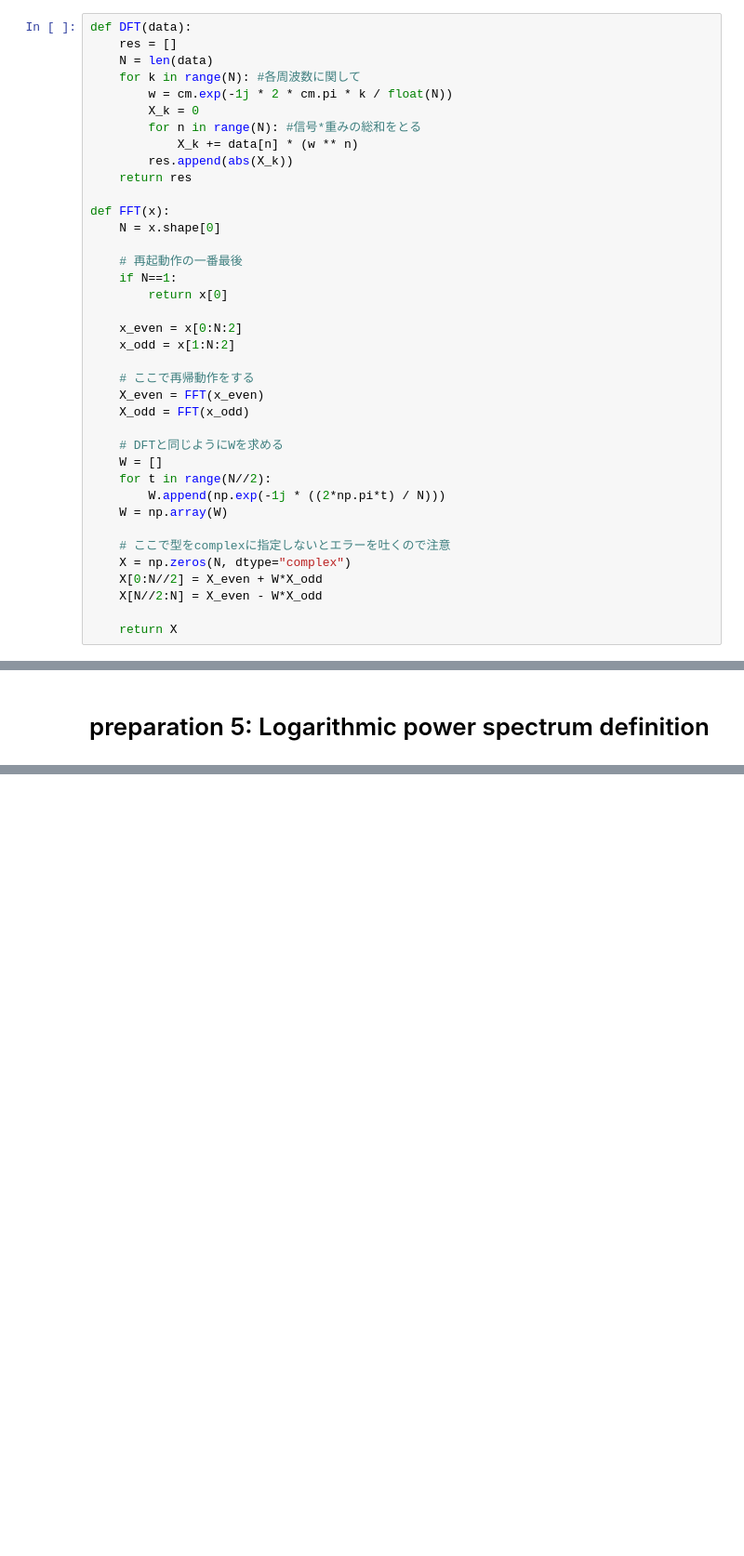
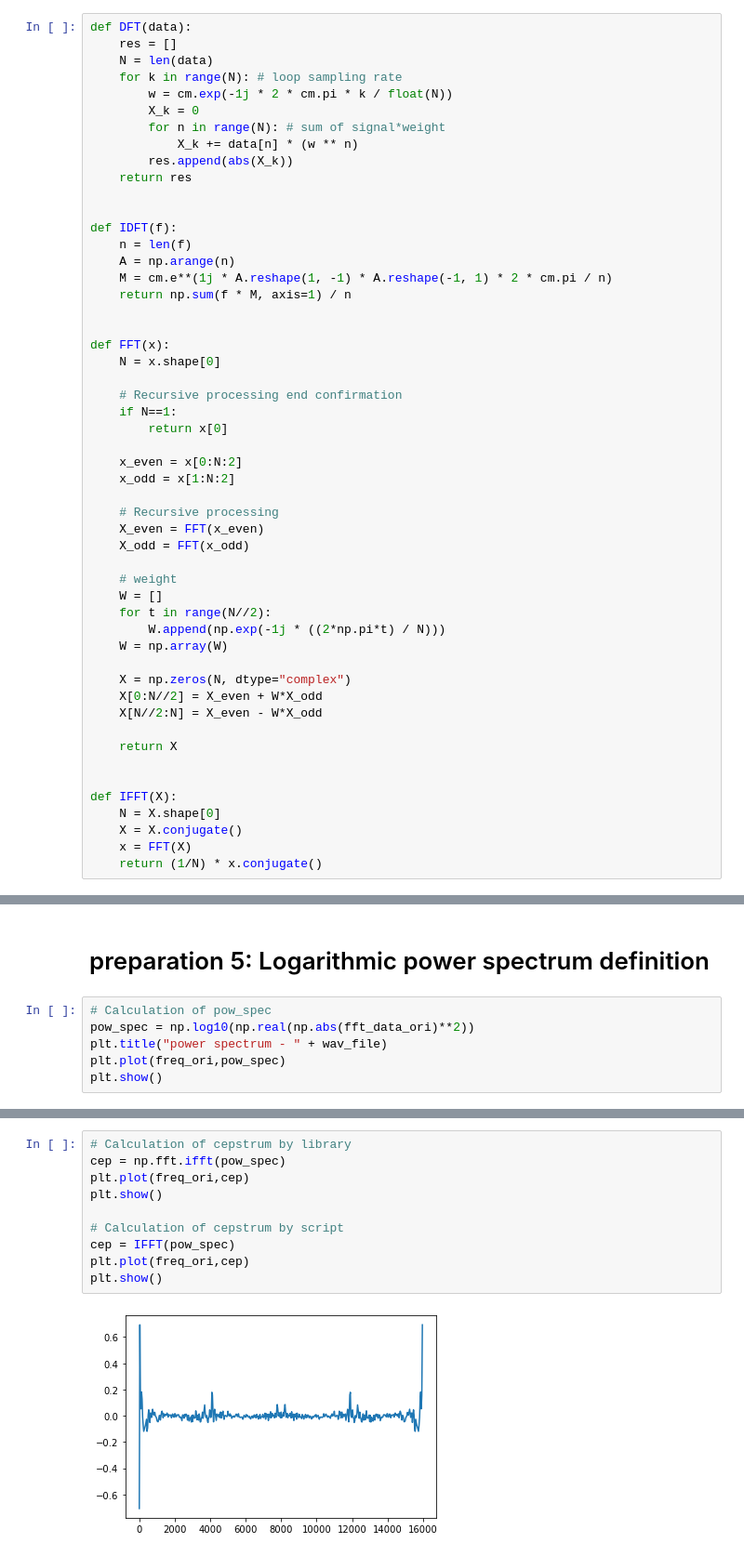
Before and after one commit to yemaozi88/speech_recognition_1, a Jupyter notebook: B3_1_takkan.ipynb, the cells around one changed output, grey strips where cells are left out. Shown at 93% size. Saved outputs shown, nothing was run; the diff lists cells and outputs as text; blank space fills up the shorter version.

Commit message:
add power spectrum and cepstrum

```diff
--- a/B3_1_takkan.ipynb
+++ b/B3_1_takkan.ipynb
@@ -153,40 +153,54 @@ plt.show()
 def DFT(data):
     res = []
     N = len(data)
-    for k in range(N): #各周波数に関して
+    for k in range(N): # loop sampling rate
         w = cm.exp(-1j * 2 * cm.pi * k / float(N))
         X_k = 0
-        for n in range(N): #信号*重みの総和をとる
+        for n in range(N): # sum of signal*weight
             X_k += data[n] * (w ** n)
         res.append(abs(X_k))
     return res
 
+
+def IDFT(f):
+    n = len(f)
+    A = np.arange(n)
+    M = cm.e**(1j * A.reshape(1, -1) * A.reshape(-1, 1) * 2 * cm.pi / n)
+    return np.sum(f * M, axis=1) / n
+
+
 def FFT(x):
     N = x.shape[0]
 
-    # 再起動作の一番最後
+    # Recursive processing end confirmation
     if N==1:
         return x[0]
 
     x_even = x[0:N:2]
     x_odd = x[1:N:2]
 
-    # ここで再帰動作をする
+    # Recursive processing
     X_even = FFT(x_even)
     X_odd = FFT(x_odd)
 
-    # DFTと同じようにWを求める
+    # weight
     W = []
     for t in range(N//2):
         W.append(np.exp(-1j * ((2*np.pi*t) / N)))
     W = np.array(W)
 
-    # ここで型をcomplexに指定しないとエラーを吐くので注意
     X = np.zeros(N, dtype="complex")
     X[0:N//2] = X_even + W*X_odd
     X[N//2:N] = X_even - W*X_odd
 
     return X
+
+
+def IFFT(X):
+    N = X.shape[0]
+    X = X.conjugate()
+    x = FFT(X)
+    return (1/N) * x.conjugate()
 # %% [markdown]
 # task 2-1: Calculation of DFT
 # %%
@@ -260,2 +253,8 @@ plt.show()
 # %% [markdown]
 # preparation 5: Logarithmic power spectrum definition
+# %%
+# Calculation of pow_spec
+pow_spec = np.log10(np.real(np.abs(fft_data_ori)**2))
+plt.title("power spectrum - " + wav_file)
+plt.plot(freq_ori,pow_spec)
+plt.show()
@@ -261,0 +263,12 @@ plt.show()
+# %%
+# Calculation of cepstrum by library
+cep = np.fft.ifft(pow_spec)
+plt.plot(freq_ori,cep)
+plt.show()
+
+# Calculation of cepstrum by script
+cep = IFFT(pow_spec)
+plt.plot(freq_ori,cep)
+plt.show()
+# %% [output]
+[figure, added]
```
Also changed, not shown: parts of 4 cells of this notebook.
